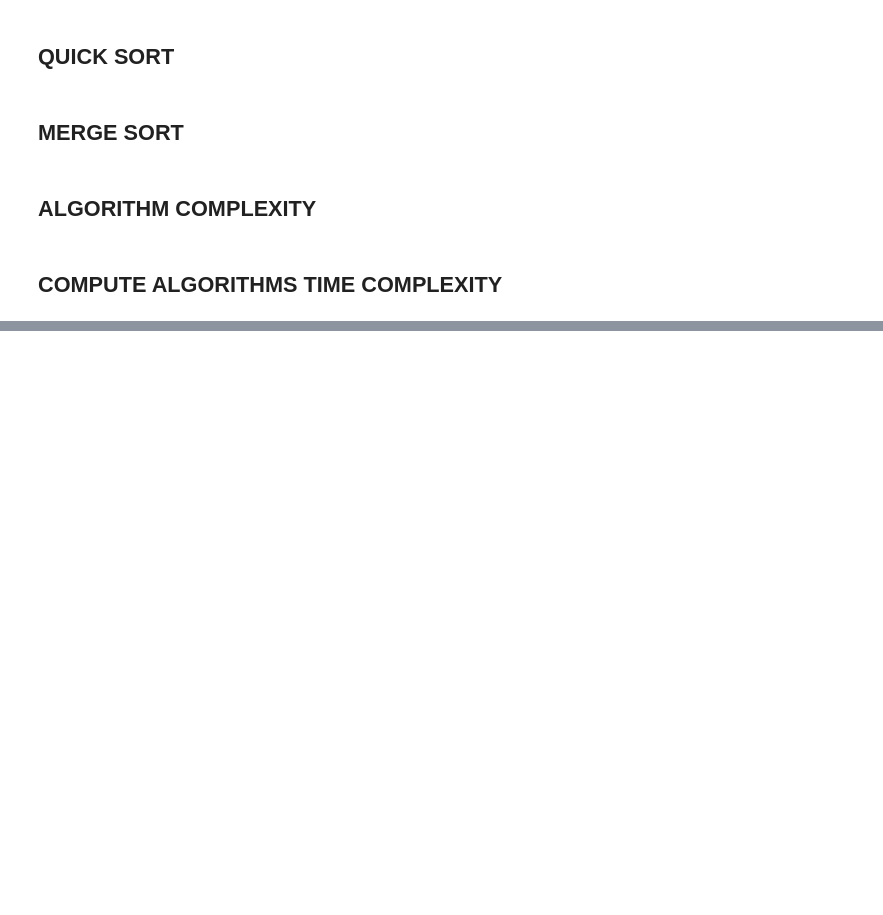
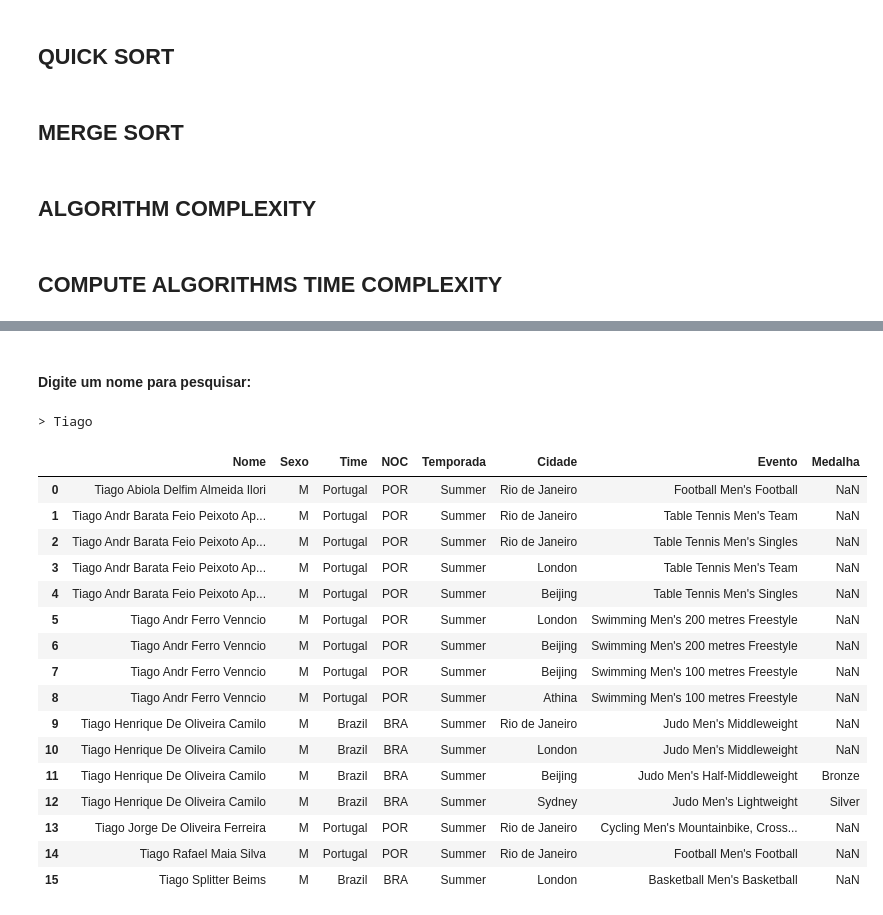
Before and after one commit to EDAII/Lista3_WelisonRegis_LievertonSilva, a Jupyter notebook: lista3_sort_algorithms.ipynb, the cells around one changed output, grey strips where cells are left out. Saved outputs shown, nothing was run; the diff lists cells and outputs as text; code cells hidden in the pictures; blank space fills up the shorter version.

```diff
--- a/lista3_sort_algorithms.ipynb
+++ b/lista3_sort_algorithms.ipynb
@@ -423,0 +428,2 @@ IntProgress(value=0, description='PROGRESS:', max=4)
+# %%
+athletes_order = bucket_merge_sort(ATHLETES.copy())
@@ -423,0 +476,21 @@ IntProgress(value=0, description='PROGRESS:', max=4)
+# %%
+def sequencial_search(athletes, key):
+    """Perform sequencial search algorithm
+
+    Attributes:
+        athletes: list with all olympic athletes;
+        key: name of athlete to search.
+    """
+
+    list_athletes = []
+
+    for i in range(len(athletes)):
+        if athletes[i].name.count(key):
+            athlete = []
+            athlete.append(athletes[i])
+            list_athletes.append(athlete)
+
+    if list_athletes:
+        return list_athletes
+    else:
+        return "Not found!"
@@ -423,0 +499,15 @@ IntProgress(value=0, description='PROGRESS:', max=4)
+# %%
+def search_name(athletes):
+    name = ''
+    while True:
+        name = input('> ')
+
+        if not name.strip():
+            if input('sair? (S/n) ').lower() in 's':
+                break
+        else:
+            break
+
+    if name.strip():
+        athletes = sequencial_search(athletes, name)
+        return athletes
@@ -423,0 +531,24 @@ IntProgress(value=0, description='PROGRESS:', max=4)
+# %% [markdown]
+#### Digite um nome para pesquisar:
+# %%
+athletes = search_name(athletes_order.copy())
+athletes_info(athletes)
+# %% [output]
+> Tiago
+|  | Nome | Sexo | Time | NOC | Temporada | Cidade | Evento | Medalha |
+| 0 | Tiago Abiola Delfim Almeida Ilori | M | Portugal | POR | Summer | Rio de Janeiro | Football Men's Football | NaN |
+| 1 | Tiago Andr Barata Feio Peixoto Ap... | M | Portugal | POR | Summer | Rio de Janeiro | Table Tennis Men's Team | NaN |
+| 2 | Tiago Andr Barata Feio Peixoto Ap... | M | Portugal | POR | Summer | Rio de Janeiro | Table Tennis Men's Singles | NaN |
+| 3 | Tiago Andr Barata Feio Peixoto Ap... | M | Portugal | POR | Summer | London | Table Tennis Men's Team | NaN |
+| 4 | Tiago Andr Barata Feio Peixoto Ap... | M | Portugal | POR | Summer | Beijing | Table Tennis Men's Singles | NaN |
+| 5 | Tiago Andr Ferro Venncio | M | Portugal | POR | Summer | London | Swimming Men's 200 metres Freestyle | NaN |
+| 6 | Tiago Andr Ferro Venncio | M | Portugal | POR | Summer | Beijing | Swimming Men's 200 metres Freestyle | NaN |
+| 7 | Tiago Andr Ferro Venncio | M | Portugal | POR | Summer | Beijing | Swimming Men's 100 metres Freestyle | NaN |
+| 8 | Tiago Andr Ferro Venncio | M | Portugal | POR | Summer | Athina | Swimming Men's 100 metres Freestyle | NaN |
+| 9 | Tiago Henrique De Oliveira Camilo | M | Brazil | BRA | Summer | Rio de Janeiro | Judo Men's Middleweight | NaN |
+| 10 | Tiago Henrique De Oliveira Camilo | M | Brazil | BRA | Summer | London | Judo Men's Middleweight | NaN |
+| 11 | Tiago Henrique De Oliveira Camilo | M | Brazil | BRA | Summer | Beijing | Judo Men's Half-Middleweight | Bronze |
+| 12 | Tiago Henrique De Oliveira Camilo | M | Brazil | BRA | Summer | Sydney | Judo Men's Lightweight | Silver |
+| 13 | Tiago Jorge De Oliveira Ferreira | M | Portugal | POR | Summer | Rio de Janeiro | Cycling Men's Mountainbike, Cross... | NaN |
+| 14 | Tiago Rafael Maia Silva | M | Portugal | POR | Summer | Rio de Janeiro | Football Men's Football | NaN |
+| 15 | Tiago Splitter Beims | M | Brazil | BRA | Summer | London | Basketball Men's Basketball | NaN |
```
Also changed, not shown: parts of 15 cells of this notebook.
